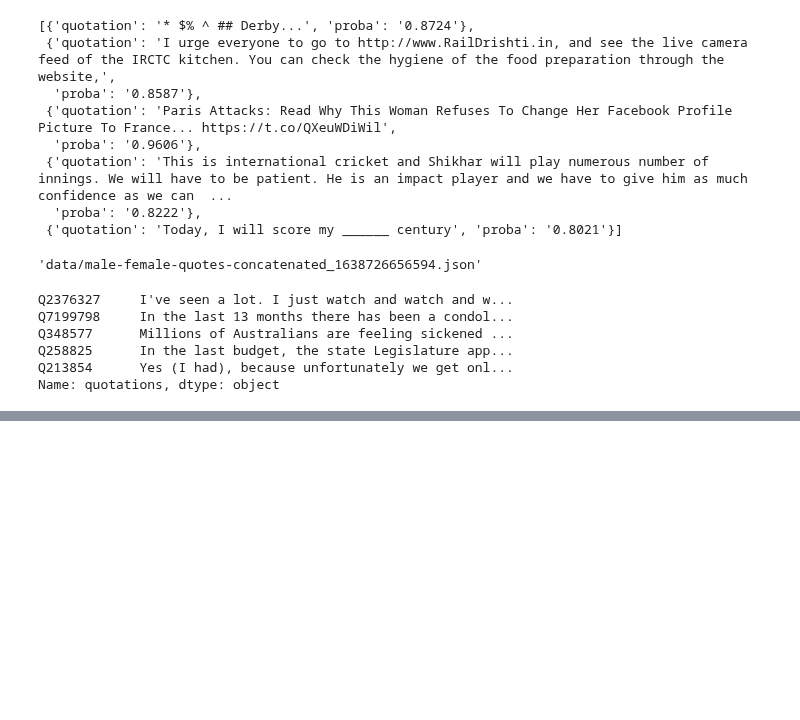
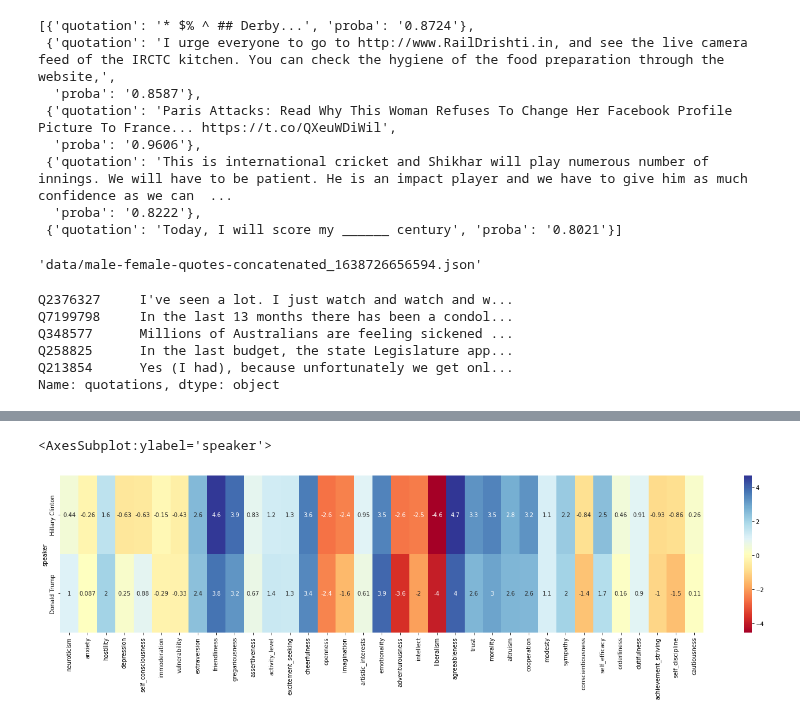
Before and after one commit to epfl-ada/ada-2021-project-madry, a Jupyter notebook: gender.ipynb, the cells around one changed output, grey strips where cells are left out. Saved outputs shown, nothing was run; the diff lists cells and outputs as text; code cells hidden in the pictures; blank space fills up the shorter version.

```diff
--- a/gender.ipynb
+++ b/gender.ipynb
@@ -194,0 +352,3 @@ female_speakers_df[['id', 'quotations']].to_csv('data/female_quotations.csv', in
+# %%
+males_personality['speaker'] = male_speakers_df['label'].values
+females_personality['speaker'] = female_speakers_df['label'].values
@@ -194,0 +391,8 @@ female_speakers_df[['id', 'quotations']].to_csv('data/female_quotations.csv', in
+# %%
+hillary_trump = pd.DataFrame([females_personality[females_personality.speaker == 'Hillary Clinton'].squeeze(), males_personality[males_personality.speaker == 'Donald Trump'].squeeze()]).set_index('speaker')
+# %%
+fig, ax = plt.subplots(figsize=(25,5))
+sns.heatmap(hillary_trump, ax=ax, annot=True, cmap='RdYlBu')
+# %% [output]
+<AxesSubplot:ylabel='speaker'>
+[figure, added]
```
Also changed, not shown: parts of 25 cells of this notebook.
